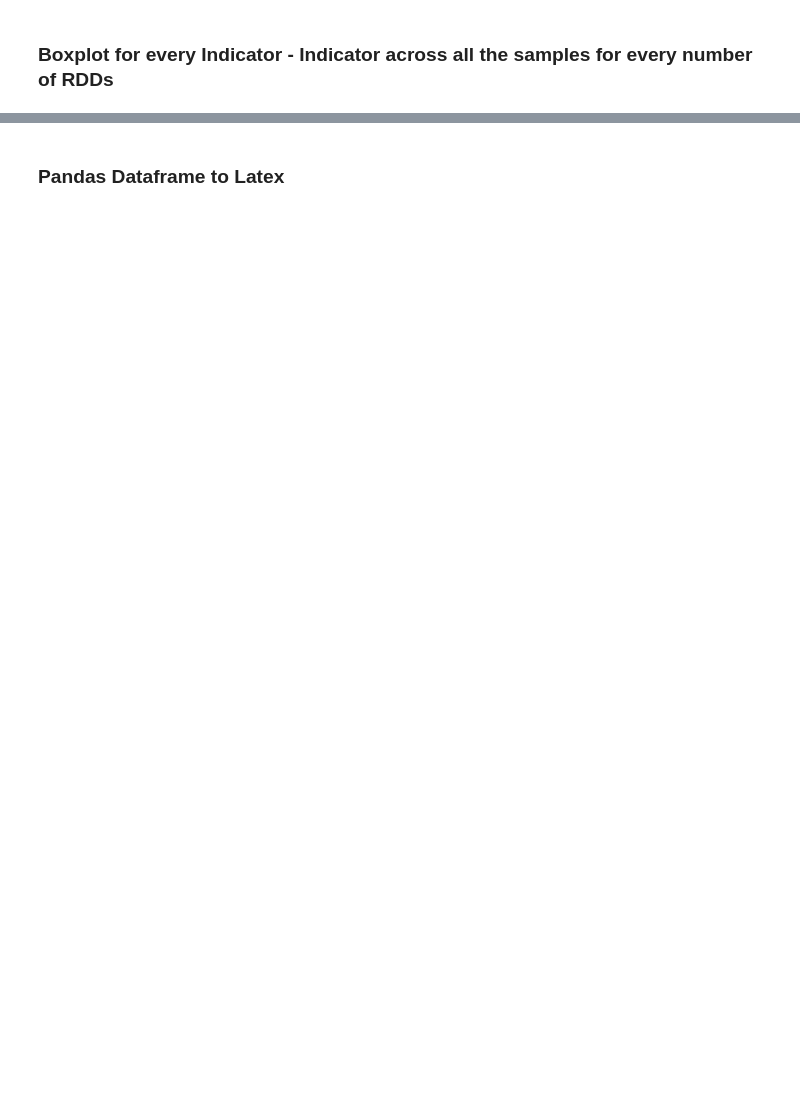
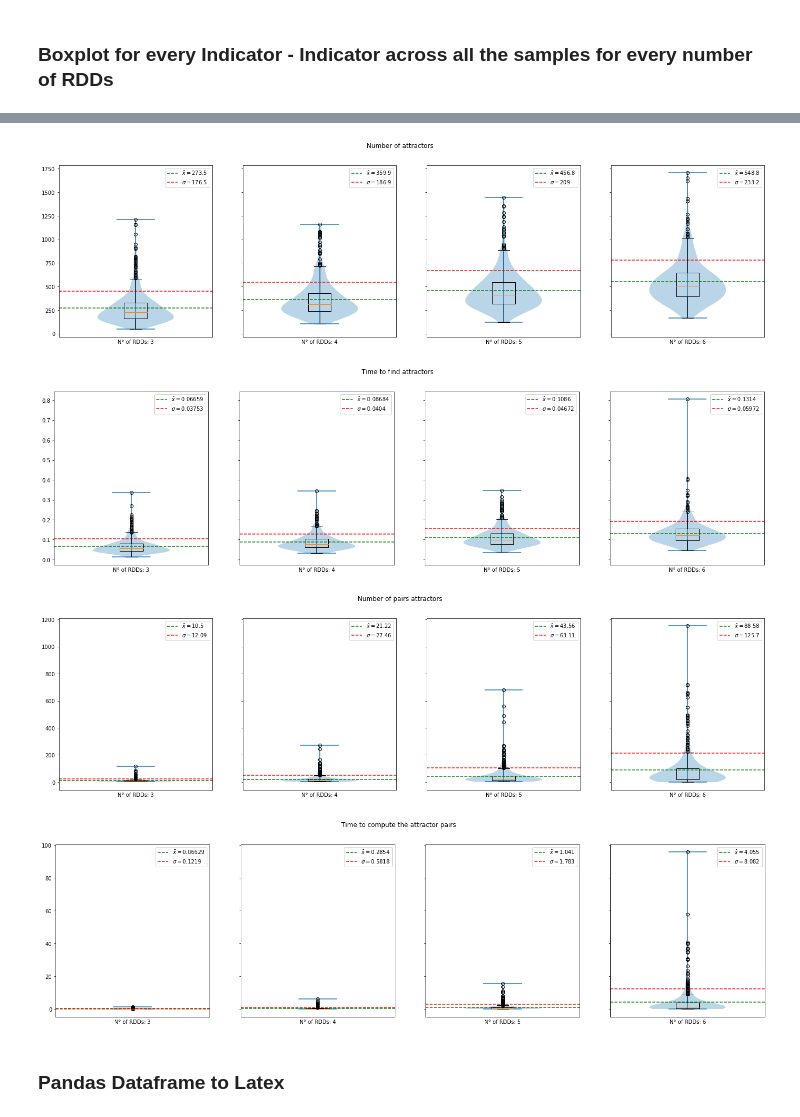
Before and after one commit to crptcusco/SynEstCBN, a Jupyter notebook: experiments/bibe2022/exp1_network_growth_analysis.ipynb, the cells around one changed output, grey strips where cells are left out. Drawn from its saved outputs; the diff is of its cells as text; code cells hidden in the pictures; blank space fills up the shorter version.

```diff
--- a/experiments/bibe2022/exp1_network_growth_analysis.ipynb
+++ b/experiments/bibe2022/exp1_network_growth_analysis.ipynb
@@ -144,3 +144,44 @@ for key in df.keys()[3:]:
+# %%
+n_rdds = df['n_rdds'].unique()
+labels = {key:label for key, label in zip(df.keys()[5:], [
+          "Number of attractors",
+          "Time to find attractors",
+          "Number of pairs attractors",
+          "Time to compute the attractor pairs",
+          "Number of attractor fields",
+          "Time of find fields attractors"])}
+log_scale = {key:label for key, label in zip(df.keys()[5:], [
+          False,
+          False,
+          True,
+          True,
+          True,
+          True])}
+grouped = df.groupby("n_rdds")
+
+for key in df.keys()[5:]:
+    fig, axs = plt.subplots(1, n_rdds.size//2, figsize=(n_rdds.size*3,6), sharey=True)
+    for ax, n_rdd in zip(axs, n_rdds):
+        group = grouped.get_group(n_rdd)
+        data = group[key]
+        mean = ax.axhline(y=data.mean(), xmin=0.0, xmax=1.0, color='g',ls='--',label=fr'$\bar{{x}}={data.mean():.4g}$')
+        #std_min = ax.axhline(y=data.mean()-data.std(), xmin=0.0, xmax=1.0, color='r',ls='--')
+        std_max = ax.axhline(y=data.mean()+data.std(), xmin=0.0, xmax=1.0, color='r',ls='--',label=fr'$\sigma={data.std():.4g}$')
+        ax.legend()
+        #if log_scale[key]:
+        #ax.set_yscale('symlog')
+        ax.boxplot(data)
+        ax.violinplot(data)
+        ax.set_xlabel(f'N° of RDDs: {n_rdd}')
+        ax.set_xticks([])
+        ax.set_xlim((0.5,1.5))
+    fig.suptitle(labels[key])
+    # fig.tight_layout(w_pad=0)
+# %% [output]
+[figure, added]
+[figure, added]
+[figure, added]
+[figure, added]
 # %% [markdown]
 ### Pandas Dataframe to Latex
 # %%
```
Also changed, not shown: parts of 8 cells of this notebook, 7 other files.
